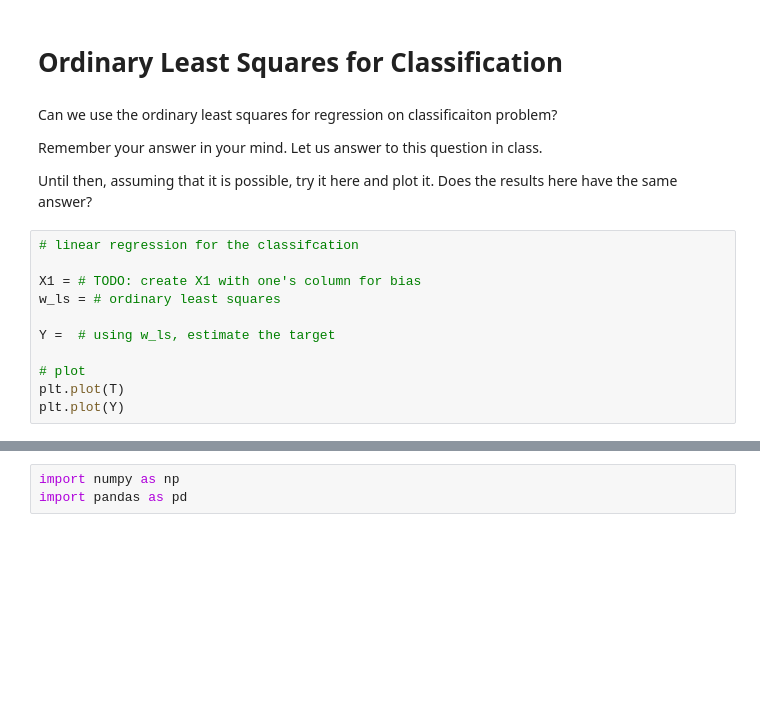
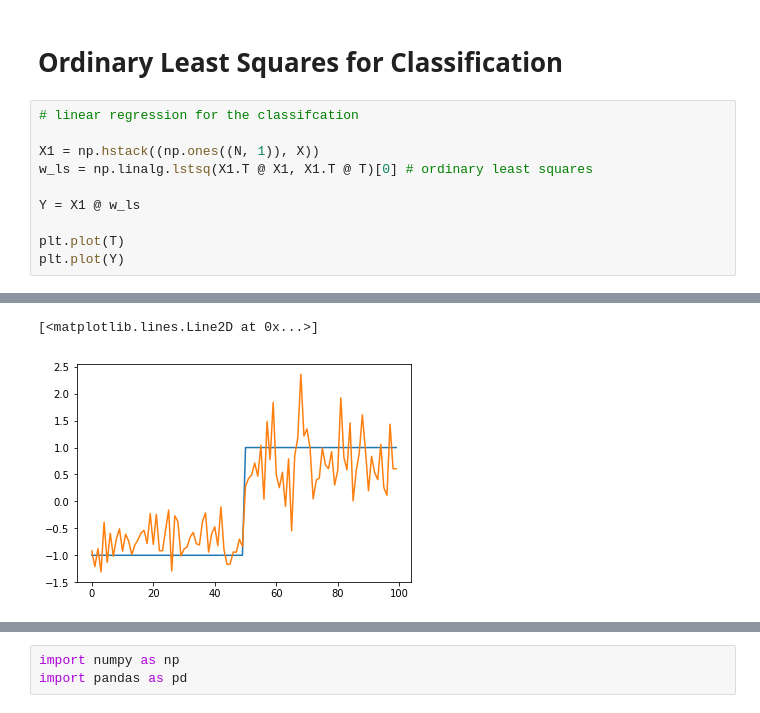
Before and after one commit to josiahls/MachineLearning, a Jupyter notebook: src/ITCS6156MachineLearningCourse/josiah_laivins_Note-Linear Classification.ipynb, the cells around one changed output, grey strips where cells are left out. Drawn from its saved outputs; the diff is of its cells as text; blank space fills up the shorter version.

```diff
--- a/src/ITCS6156MachineLearningCourse/josiah_laivins_Note-Linear Classification.ipynb
+++ b/src/ITCS6156MachineLearningCourse/josiah_laivins_Note-Linear Classification.ipynb
@@ -196,20 +221,13 @@ plt.ylim([-3, 7])
 # %% [markdown]
 # Ordinary Least Squares for Classification
-# %% [markdown]
-Can we use the ordinary least squares for regression on classificaiton problem?
-
-Remember your answer in your mind. Let us answer to this question in class.
-
-Until then, assuming that it is possible, try it here and plot it.
-Does the results here have the same answer?
 # %%
 # linear regression for the classifcation
 
-X1 = # TODO: create X1 with one's column for bias
-w_ls = # ordinary least squares
+X1 = np.hstack((np.ones((N, 1)), X))
+w_ls = np.linalg.lstsq(X1.T @ X1, X1.T @ T)[0] # ordinary least squares
 
-Y =  # using w_ls, estimate the target
+Y = X1 @ w_ls
 
-# plot
 plt.plot(T)
 plt.plot(Y)
+# %% [output]
@@ -216,3 +236,5 @@ plt.plot(Y)
+[<matplotlib.lines.Line2D at 0x...>]
+[figure, added]
 # %%
 # plot results with decision boundary
 plt.plot(C1[:, 0], C1[:, 1], 'or')
```
Also changed, not shown: parts of 13 cells of this notebook, 13 other files.
